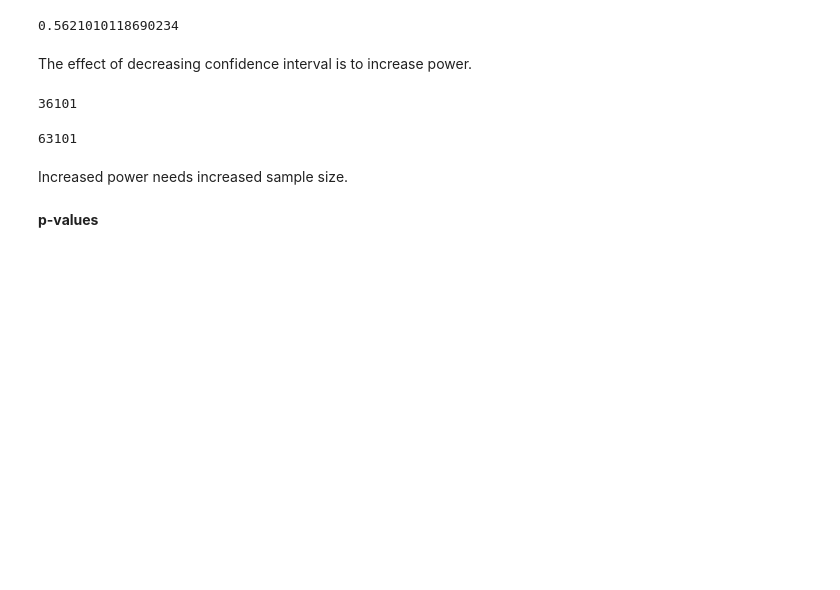
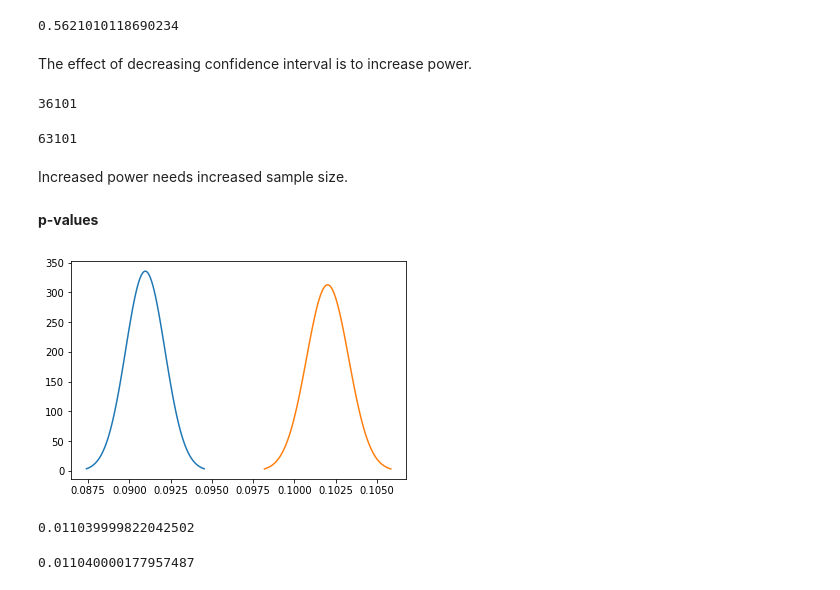
Before and after one commit to sushant2811/customerAnalyticsWithA-BTesting, a Jupyter notebook: customerAnalyticsWithA-BTesting.ipynb, the cells around one changed output. Saved outputs shown, nothing was run; the diff lists cells and outputs as text; code cells hidden in the pictures; blank space fills up the shorter version.

Commit message:
Plotting functions for results

```diff
--- a/customerAnalyticsWithA-BTesting.ipynb
+++ b/customerAnalyticsWithA-BTesting.ipynb
@@ -810,3 +810,11 @@ def get_ci(value, alpha, sigma):
 
     return_val = (lwr_bnd, upr_bnd)
     return(return_val)
+# %%
+cont_size = 58583
+test_size = 56350
+# %%
+cont_var = (1 - cont_conv) * cont_conv / cont_size
+test_var = (1 - test_conv) * test_conv / test_size
+cont_conv = 0.090965
+test_conv = 0.102005
@@ -812,0 +826,15 @@ def get_ci(value, alpha, sigma):
+# %%
+# Compute the standard deviations
+control_sd = cont_var**0.5
+test_sd = test_var**0.5
+
+# Create the range of x values
+control_line = np.linspace(-3 * control_sd + cont_conv, 3 * control_sd + cont_conv, 100)
+test_line = np.linspace(-3 * test_sd + test_conv, 3 * test_sd + test_conv, 100)
+
+# Plot the distribution
+plt.plot(control_line, mlab.normpdf(control_line, cont_conv, control_sd))
+plt.plot(test_line, mlab.normpdf(test_line, test_conv, test_sd))
+plt.show()
+# %% [output]
+[figure, added]
@@ -812,0 +843,8 @@ def get_ci(value, alpha, sigma):
+# %%
+lwr_ci
+# %% [output]
+0.011039999822042502
+# %%
+upr_ci
+# %% [output]
+0.011040000177957487
```
Also changed, not shown: parts of 5 cells of this notebook.
